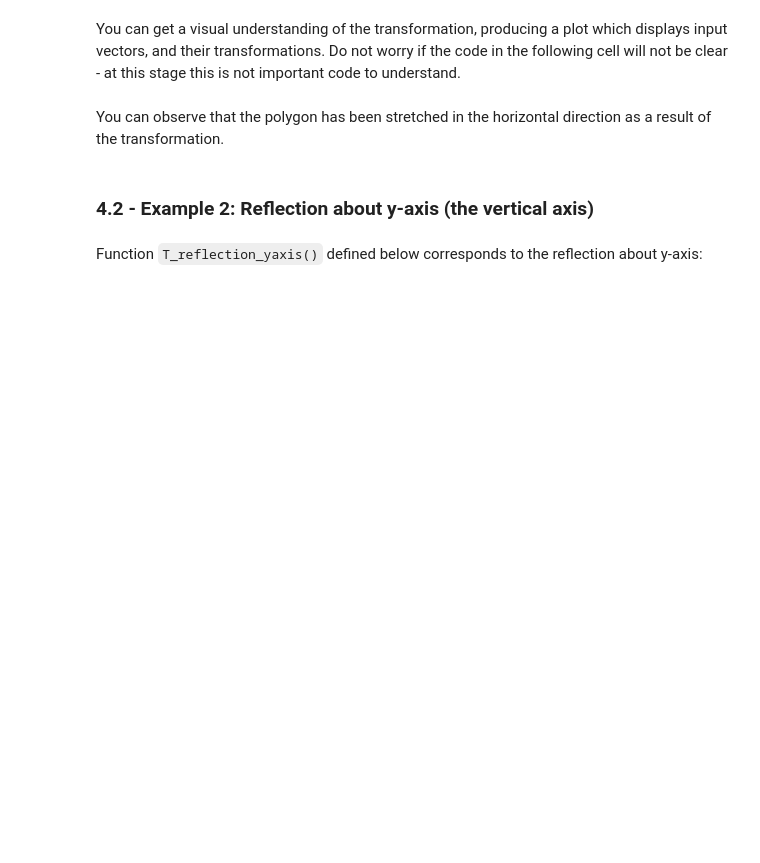
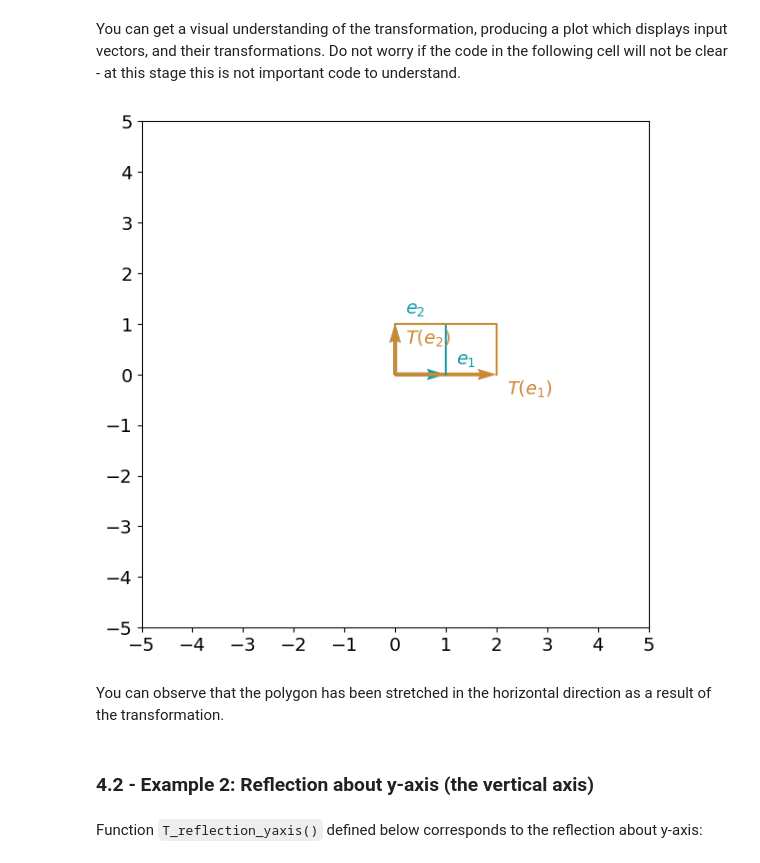
Before and after one commit to aiims-himanshu/Indo-French-Workshop-2025, a Jupyter notebook: 4_Linear_Transformations.ipynb, the cells around one changed output. Saved outputs shown, nothing was run; the diff lists cells and outputs as text; code cells hidden in the pictures; blank space fills up the shorter version.

```diff
--- a/4_Linear_Transformations.ipynb
+++ b/4_Linear_Transformations.ipynb
@@ -235,47 +289,74 @@ print("Original vectors:\n e1= \n", e1, "\n e2=\n", e2,
 # %% [markdown]
 You can get a visual understanding of the transformation, producing a plot which displays input vectors, and their transformations. Do not worry if the code in the following cell will not be clear - at this stage this is not important code to understand.
 # %%
+import numpy as np
 import matplotlib.pyplot as plt
 
 def plot_transformation(T, e1, e2):
     color_original = "#129cab"
     color_transformed = "#cc8933"
 
+    # Ensure e1 and e2 are 1D arrays
+    e1 = np.array(e1).reshape(2,)
+    e2 = np.array(e2).reshape(2,)
+
     _, ax = plt.subplots(figsize=(7, 7))
     ax.tick_params(axis='x', labelsize=14)
     ax.tick_params(axis='y', labelsize=14)
-    ax.set_xticks(np.arange(-5, 5))
-    ax.set_yticks(np.arange(-5, 5))
+    ax.set_xticks(np.arange(-5, 6))  # Adjusted for better axis ticks
+    ax.set_yticks(np.arange(-5, 6))
 
     plt.axis([-5, 5, -5, 5])
-    plt.quiver([0, 0],[0, 0], [e1[0], e2[0]], [e1[1], e2[1]], color=color_original, angles='xy', scale_units='xy', scale=1)
-    plt.plot([0, e2[0], e1[0], e1[0]],
-             [0, e2[1], e2[1], e1[1]],
-             color=color_original)
-    e1_sgn = 0.4 * np.array([[1] if i==0 else [i] for i in np.sign(e1)])
-    ax.text(e1[0]-0.2+e1_sgn[0], e1[1]-0.2+e1_sgn[1], f'$e_1$', fontsize=14, color=color_original)
-    e2_sgn = 0.4 * np.array([[1] if i==0 else [i] for i in np.sign(e2)])
-    ax.text(e2[0]-0.2+e2_sgn[0], e2[1]-0.2+e2_sgn[1], f'$e_2$', fontsize=14, color=color_original)
 
+    # Original vectors
+    plt.quiver([0, 0], [0, 0], [e1[0], e2[0]], [e1[1], e2[1]], color=color_original, angles='xy', scale_units='xy', scale=1)
+    plt.plot([0, e2[0], e1[0], e1[0]], [0, e2[1], e2[1], e1[1]], color=color_original)
+
+    # Text labels for original vectors
+    e1_sgn = 0.4 * np.where(e1 == 0, 1, np.sign(e1))
+    e2_sgn = 0.4 * np.where(e2 == 0, 1, np.sign(e2))
+    ax.text(e1[0] - 0.2 + e1_sgn[0], e1[1] - 0.2 + e1_sgn[1], '$e_1$', fontsize=14, color=color_original)
+    ax.text(e2[0] - 0.2 + e2_sgn[0], e2[1] - 0.2 + e2_sgn[1], '$e_2$', fontsize=14, color=color_original)
+
+    # Apply transformation
     e1_transformed = T(e1)
     e2_transformed = T(e2)
 
-    plt.quiver([0, 0],[0, 0], [e1_transformed[0], e2_transformed[0]], [e1_transformed[1], e2_transformed[1]],
+    # Ensure transformed vectors are also 1D
+    e1_transformed = np.array(e1_transformed).reshape(2,)
+    e2_transformed = np.array(e2_transformed).reshape(2,)
+
+    # Transformed vectors
+    plt.quiver([0, 0], [0, 0], [e1_transformed[0], e2_transformed[0]], [e1_transformed[1], e2_transformed[1]],
                color=color_transformed, angles='xy', scale_units='xy', scale=1)
-    plt.plot([0,e2_transformed[0], e1_transformed[0]+e2_transformed[0], e1_transformed[0]],
-             [0,e2_transformed[1], e1_transformed[1]+e2_transformed[1], e1_transformed[1]],
+    plt.plot([0, e2_transformed[0], e1_transformed[0] + e2_transformed[0], e1_transformed[0]],
+             [0, e2_transformed[1], e1_transformed[1] + e2_transformed[1], e1_transformed[1]],
              color=color_transformed)
-    e1_transformed_sgn = 0.4 * np.array([[1] if i==0 else [i] for i in np.sign(e1_transformed)])
-    ax.text(e1_transformed[0]-0.2+e1_transformed_sgn[0], e1_transformed[1]-e1_transformed_sgn[1],
-            f'$T(e_1)$', fontsize=14, color=color_transformed)
-    e2_transformed_sgn = 0.4 * np.array([[1] if i==0 else [i] for i in np.sign(e2_transformed)])
-    ax.text(e2_transformed[0]-0.2+e2_transformed_sgn[0], e2_transformed[1]-e2_transformed_sgn[1],
-            f'$T(e_2)$', fontsize=14, color=color_transformed)
+
+    # Text labels for transformed vectors
+    e1_transformed_sgn = 0.4 * np.where(e1_transformed == 0, 1, np.sign(e1_transformed))
+    e2_transformed_sgn = 0.4 * np.where(e2_transformed == 0, 1, np.sign(e2_transformed))
+    ax.text(e1_transformed[0] - 0.2 + e1_transformed_sgn[0], e1_transformed[1] - e1_transformed_sgn[1],
+            '$T(e_1)$', fontsize=14, color=color_transformed)
+    ax.text(e2_transformed[0] - 0.2 + e2_transformed_sgn[0], e2_transformed[1] - e2_transformed_sgn[1],
+            '$T(e_2)$', fontsize=14, color=color_transformed)
 
     plt.gca().set_aspect("equal")
     plt.show()
 
+# Define a sample transformation function
+def T_hscaling(v):
+    scaling_matrix = np.array([[2, 0], [0, 1]])  # Example: Horizontal scaling by 2
+    return scaling_matrix @ v
+
+# Define basis vectors
+e1 = np.array([[1], [0]])  # Column vector
+e2 = np.array([[0], [1]])  # Column vector
+
+# Call the function properly
 plot_transformation(T_hscaling, e1, e2)
+# %% [output]
+[figure, added]
 # %% [markdown]
 You can observe that the polygon has been stretched in the horizontal direction as a result of the transformation.
 # %% [markdown]
```
Also changed, not shown: parts of 21 cells of this notebook.
